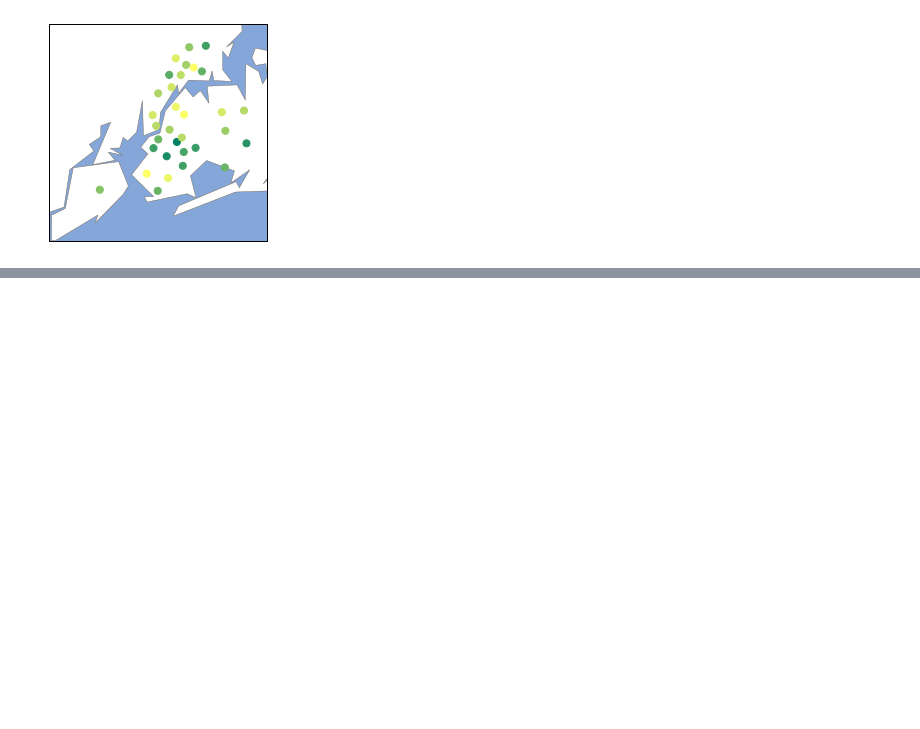
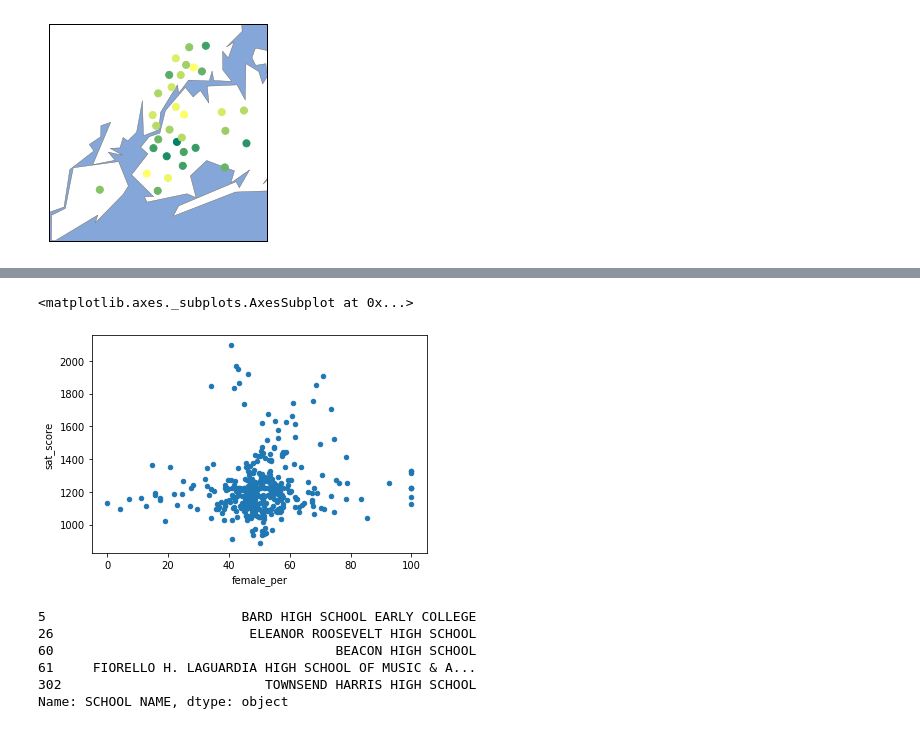
Before and after one commit to OniSlayer/analyzing_sat_scores, a Jupyter notebook: analyzing_sat_scores.ipynb, the cells around one changed output, grey strips where cells are left out. Cells and saved outputs as stored; diff of their text form; code cells hidden in the pictures; blank space fills up the shorter version.

```diff
--- a/analyzing_sat_scores.ipynb
+++ b/analyzing_sat_scores.ipynb
@@ -263,0 +319,23 @@ The dedent function was deprecated in Matplotlib 3.1 and will be removed in 3.3.
+# %%
+# Ploting female percentage and sat scores
+
+# There is no clear correlation between the female percentage and the sat score.
+
+# Most of schools with a high sat score have between 40 to 60 percent of women
+combined.plot.scatter(x = 'female_per', y = 'sat_score')
+# %% [output]
+<matplotlib.axes._subplots.AxesSubplot at 0x...>
+[figure, added]
+# %%
+# Analyzing schools with more than 1700 points on the sat and more than a 60% of female population
+
+# All of this schools have admissions exams and are related to ars
+
+combined[(combined['female_per']>60) & (combined['sat_score']>1700)]['SCHOOL NAME']
+# %% [output]
+5                         BARD HIGH SCHOOL EARLY COLLEGE
+26                         ELEANOR ROOSEVELT HIGH SCHOOL
+60                                    BEACON HIGH SCHOOL
+61     FIORELLO H. LAGUARDIA HIGH SCHOOL OF MUSIC & A...
+302                          TOWNSEND HARRIS HIGH SCHOOL
+Name: SCHOOL NAME, dtype: object
```
Also changed, not shown: parts of 7 cells of this notebook, 1 other file.
